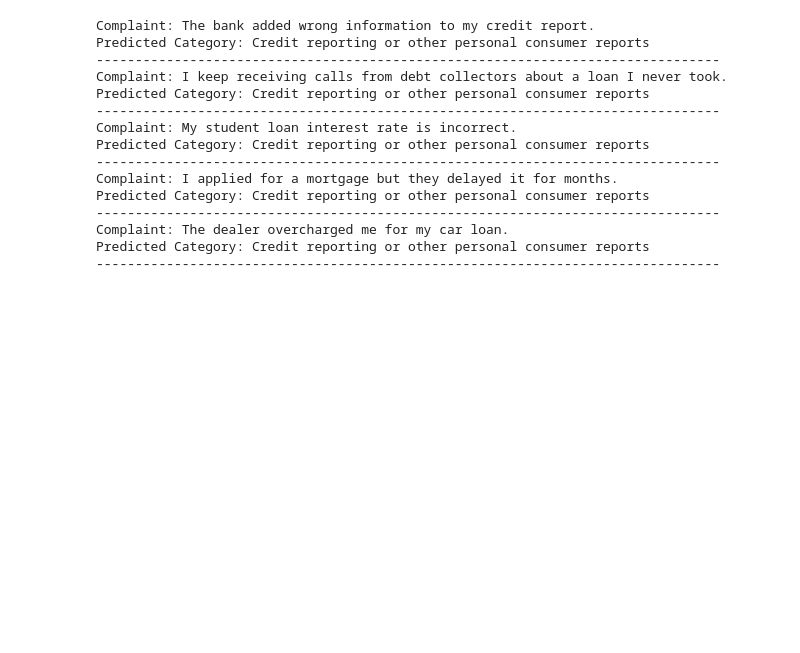
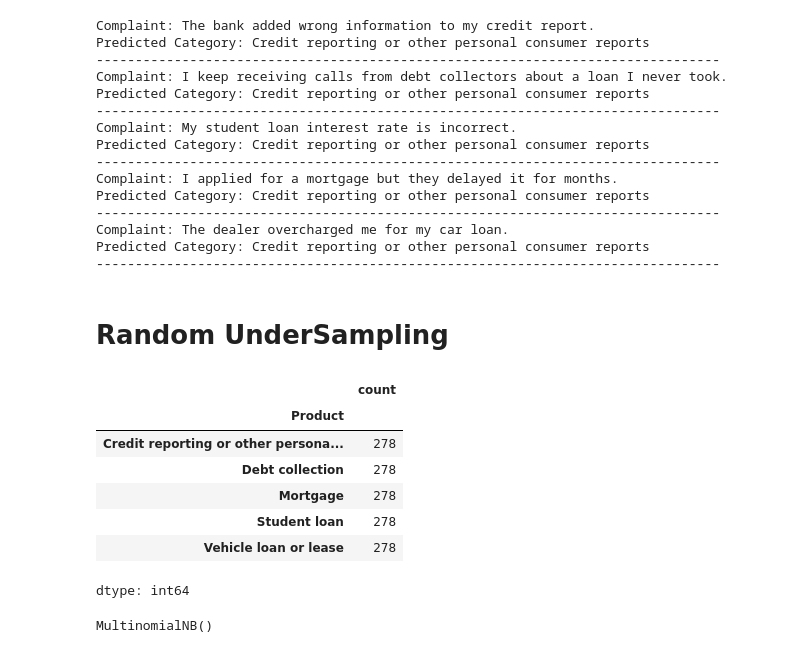
Before and after one commit to Adithya2369/Kaiburr_Task5, a Jupyter notebook: Task5_Kaiburr_AdithyaReddy.ipynb, the cells around one changed output. Drawn from its saved outputs; the diff is of its cells as text; code cells hidden in the pictures; blank space fills up the shorter version.

Commit message:
improved models & updated README

```diff
--- a/Task5_Kaiburr_AdithyaReddy.ipynb
+++ b/Task5_Kaiburr_AdithyaReddy.ipynb
@@ -118,3 +134,30 @@ Predicted Category: Credit reporting or other personal consumer reports
 Complaint: The dealer overcharged me for my car loan.
 Predicted Category: Credit reporting or other personal consumer reports
 --------------------------------------------------------------------------------
+# %% [markdown]
+# Random UnderSampling
+# %%
+vectorizer = TfidfVectorizer(stop_words="english", max_features=5000)
+X_train_tfidf = vectorizer.fit_transform(X_train)
+X_test_tfidf = vectorizer.transform(X_test)
+# %%
+from imblearn.under_sampling import RandomUnderSampler
+
+rus = RandomUnderSampler(sampling_strategy="not minority")
+X_res, y_res = rus.fit_resample(X_train_tfidf, y_train)
+
+y_res.value_counts()
+# %% [output]
+|  | count |
+| Product |  |
+| Credit reporting or other persona... | 278 |
+| Debt collection | 278 |
+| Mortgage | 278 |
+| Student loan | 278 |
+| Vehicle loan or lease | 278 |
+dtype: int64
+# %%
+model = MultinomialNB()
+model.fit(X_res, y_res)
+# %% [output]
+MultinomialNB()
```
Also changed, not shown: parts of 43 cells of this notebook, 12 other files.
